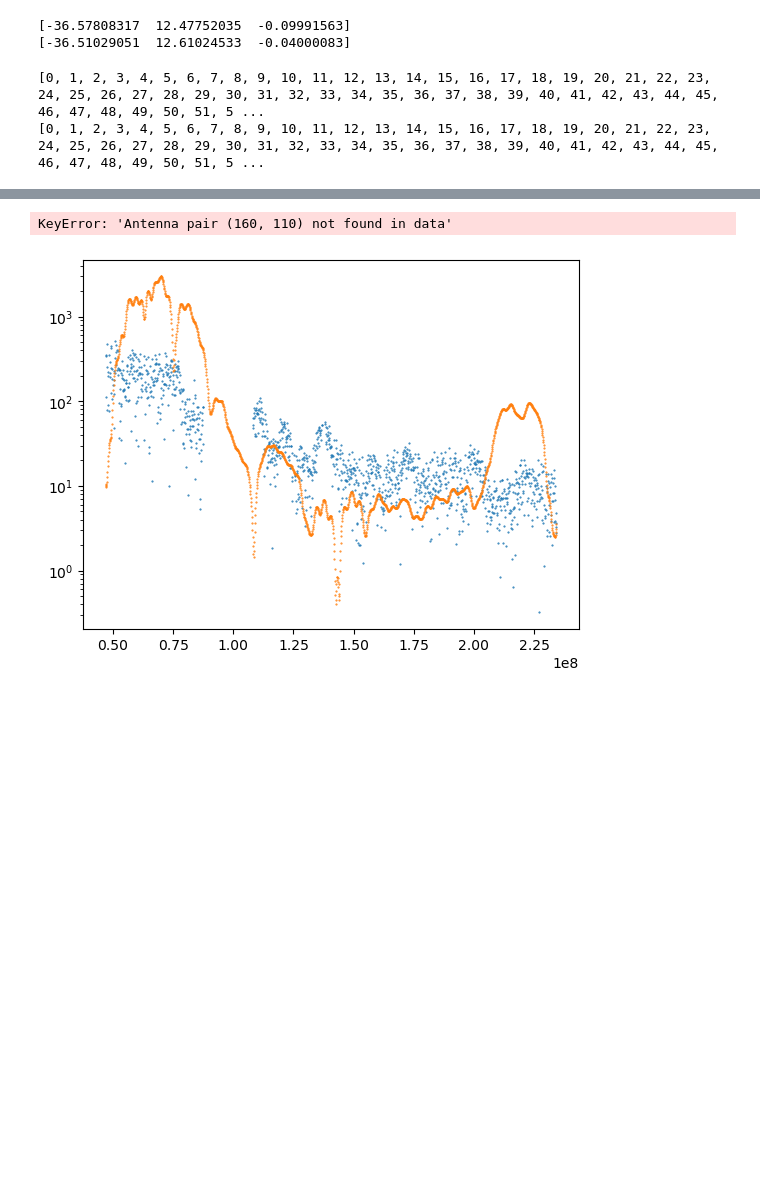
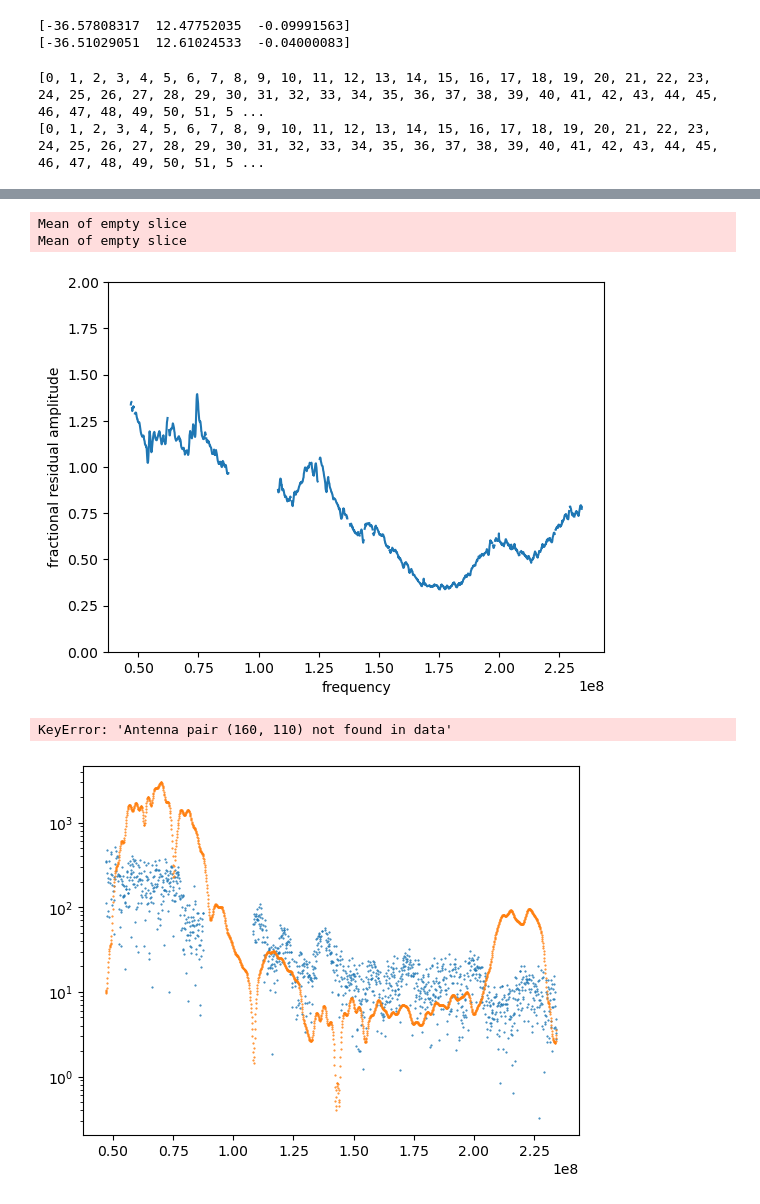
Before and after one commit to rlbyrne/rlb_hera, a Jupyter notebook: debug_model/test_simulation.ipynb, the cells around one changed output, grey strips where cells are left out. Saved outputs shown, nothing was run; the diff lists cells and outputs as text; code cells hidden in the pictures; blank space fills up the shorter version.

```diff
--- a/debug_model/test_simulation.ipynb
+++ b/debug_model/test_simulation.ipynb
@@ -238,3 +224,17 @@ model_copy.select(bls=(160, 110))
+# %%
+plt.plot(
+    data.freq_array,
+    np.nanmean(np.abs(data.data_array - model.data_array), axis=(0, 2))
+    / np.nanmean(np.abs(data.data_array), axis=(0, 2)),
+)
+plt.xlabel("frequency")
+plt.ylabel("fractional residual amplitude")
+plt.ylim([0, 2])
+plt.show()
+# %% [output]
+Mean of empty slice
+Mean of empty slice
+[figure, added]
 # %%
 model.get_data((160, 110))
 # %% [output]
```
Also changed, not shown: parts of 15 cells of this notebook, 1 other file.
